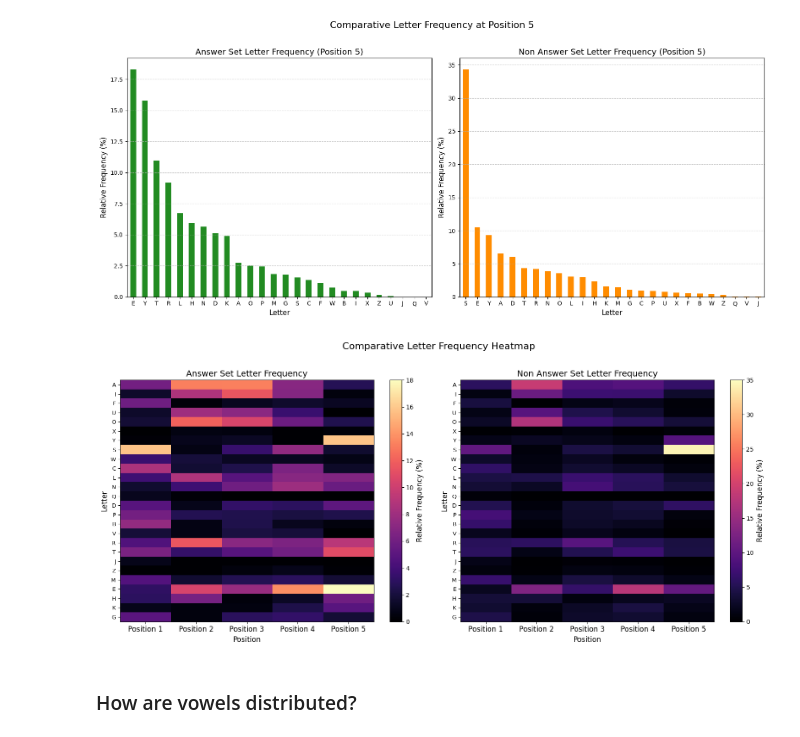
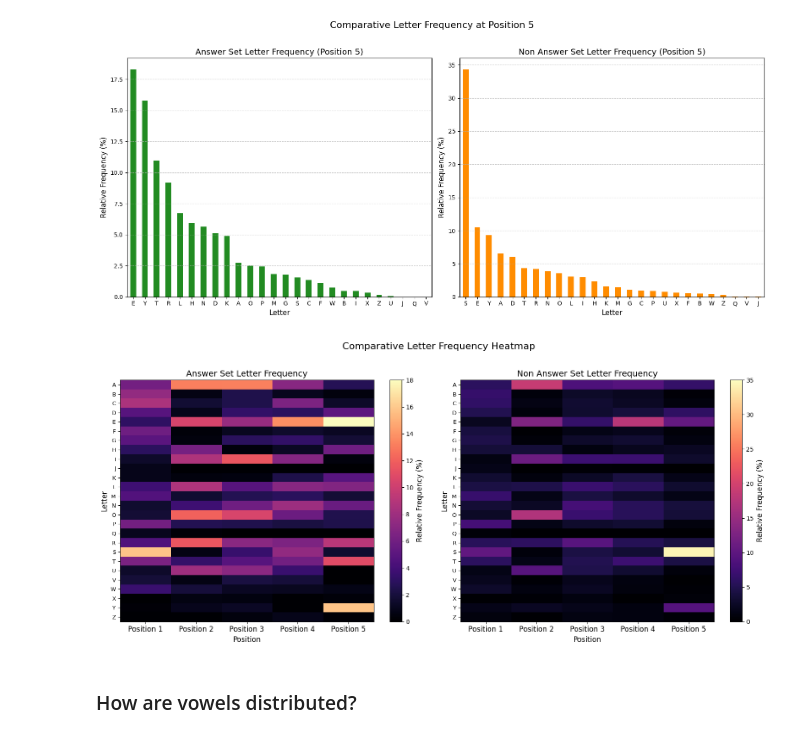
Before and after one commit to IshmaelKeita/wordle-solving, a Jupyter notebook: analysis/analysis_of_wordle_datasets.ipynb, the cells around one changed output. Drawn from its saved outputs; the diff is of its cells as text; code cells hidden in the pictures.

```diff
--- a/analysis/analysis_of_wordle_datasets.ipynb
+++ b/analysis/analysis_of_wordle_datasets.ipynb
@@ -154,7 +154,7 @@ for position in ['letter_1', 'letter_2', 'letter_3', 'letter_4', 'letter_5']:
 [figure]
 [figure]
 # %%
-letters = set('ABCDEFGHIJKLMNOPQRSTUVWXYZ')
+letters = sorted(set('ABCDEFGHIJKLMNOPQRSTUVWXYZ'))
 positions = ['letter_1', 'letter_2', 'letter_3', 'letter_4', 'letter_5']
 answer_matrix = np.zeros((len(letters), 5))
 non_answer_matrix = np.zeros((len(letters), 5))
@@ -170,34 +170,34 @@ for i, position in enumerate(positions):
 fig, axes = plt.subplots(1, 2, figsize=(16, 7))
 
 # answer set heatmap
 im1 = axes[0].imshow(answer_matrix, aspect='auto', cmap='magma', vmin=0, vmax=18)
 axes[0].set_xticks(range(5))
 axes[0].set_xticklabels(['Position 1', 'Position 2', 'Position 3', 'Position 4', 'Position 5'], fontsize=12)
 axes[0].set_yticks(range(len(letters)))
 axes[0].set_yticklabels(list(letters), fontsize=9)
 axes[0].set_xlabel('Position', fontsize=12)
 axes[0].set_ylabel('Letter', fontsize=12)
 axes[0].set_title('Answer Set Letter Frequency', fontsize=14)
 cbar1 = plt.colorbar(im1)
 cbar1.set_label('Relative Frequency (%)', fontsize=12)
 
 # non answer set heatmap
 im2 = axes[1].imshow(non_answer_matrix, aspect='auto', cmap='magma', vmin=0, vmax=35)
 axes[1].set_xticks(range(5))
 axes[1].set_xticklabels(['Position 1', 'Position 2', 'Position 3', 'Position 4', 'Position 5'], fontsize=12)
 axes[1].set_yticks(range(len(letters)))
 axes[1].set_yticklabels(list(letters), fontsize=9)
 axes[1].set_xlabel('Position', fontsize=12)
 axes[1].set_ylabel('Letter', fontsize=12)
 axes[1].set_title('Non Answer Set Letter Frequency', fontsize=14)
 cbar2 = plt.colorbar(im2)
 cbar2.set_label('Relative Frequency (%)', fontsize=12)
 
 plt.suptitle('Comparative Letter Frequency Heatmap', fontsize=16, y=1.02)
 plt.tight_layout()
 plt.show()
 # %% [output]
-[figure, old version]
+[figure, new version]
 # %% [markdown]
 ### How are vowels distributed?
 # %%
```
Also changed, not shown: parts of 2 cells of this notebook, 2 other files.
